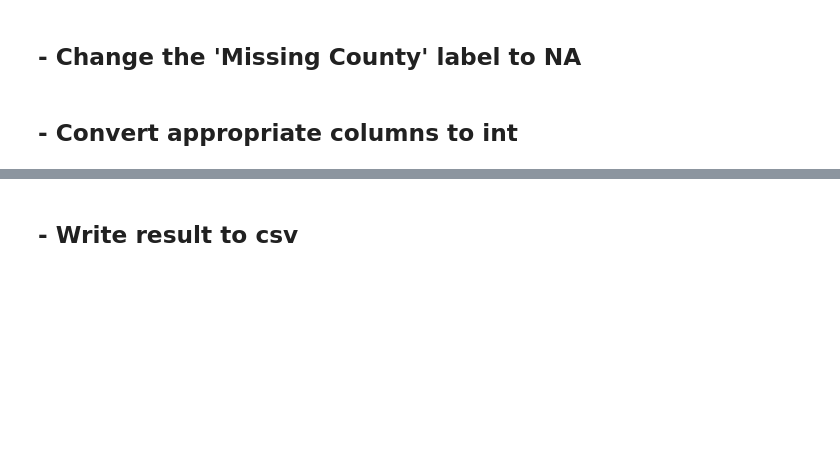
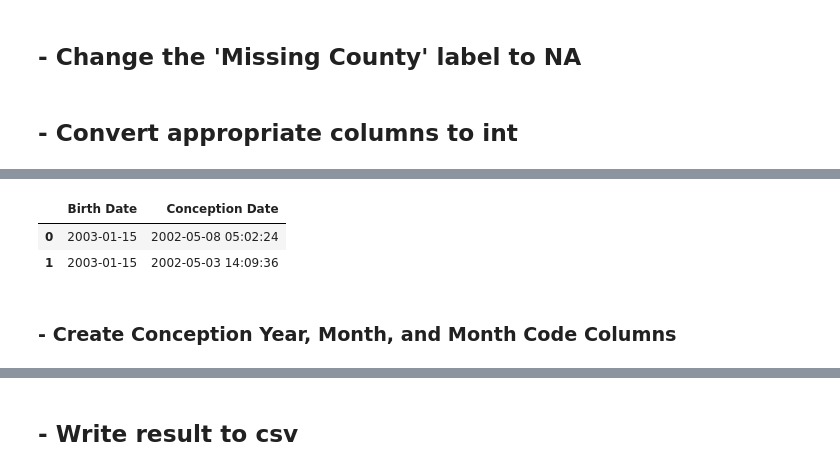
Before and after one commit to Data-Science-Link/Baby_Boom, a Jupyter notebook: scripts/data_import_and_processing.ipynb, the cells around one changed output, grey strips where cells are left out. Cells and saved outputs as stored; diff of their text form; code cells hidden in the pictures; blank space fills up the shorter version.

```diff
--- a/scripts/data_import_and_processing.ipynb
+++ b/scripts/data_import_and_processing.ipynb
@@ -124,0 +168,13 @@ for col in col_lst:
+# %%
+# Transforming the gestational age into a timedelta for time arithmetic
+lst_time_intrval = [pd.Timedelta(float(x)*7, unit='days') for x in df['Average LMP Gestational Age']]
+
+# Date of birth - LMP Age + 2 weeks to ovulation
+df['Conception Date'] = df['Birth Date'] - pd.Series(lst_time_intrval).values + pd.Timedelta(2, unit='W')
+df[['Birth Date','Conception Date']].head(2)
+# %% [output]
+|  | Birth Date | Conception Date |
+| 0 | 2003-01-15 | 2002-05-08 05:02:24 |
+| 1 | 2003-01-15 | 2002-05-03 14:09:36 |
+# %% [markdown]
+### - Create Conception Year, Month, and Month Code Columns
```
Also changed, not shown: parts of 13 cells of this notebook, 2 other files.
